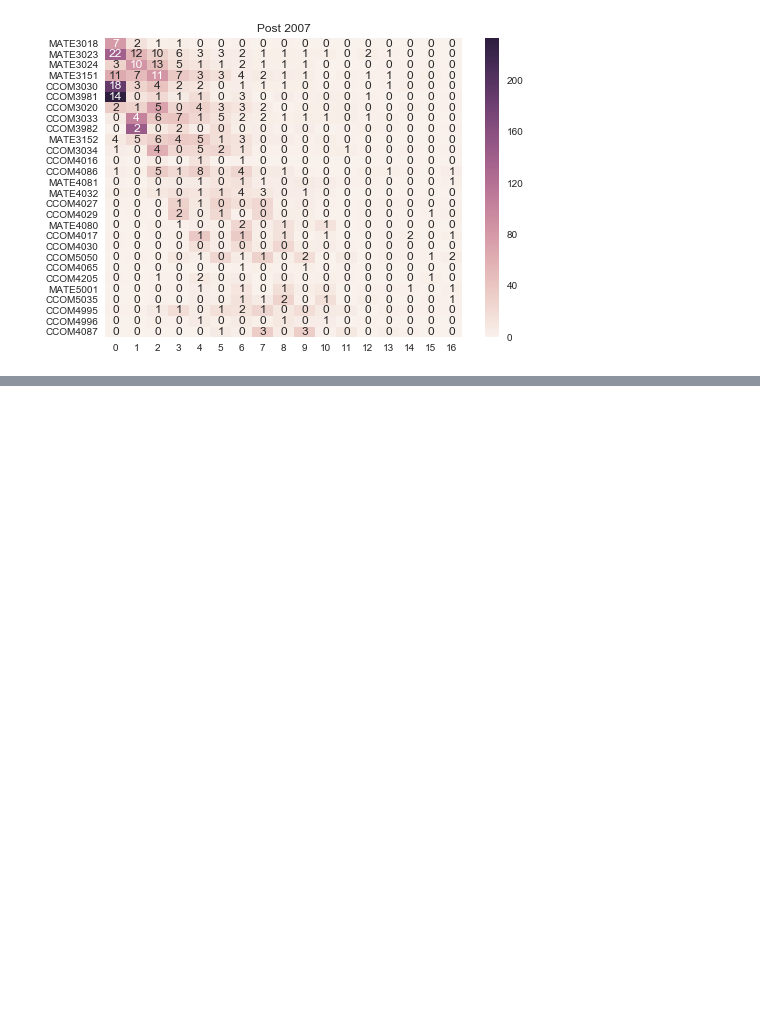
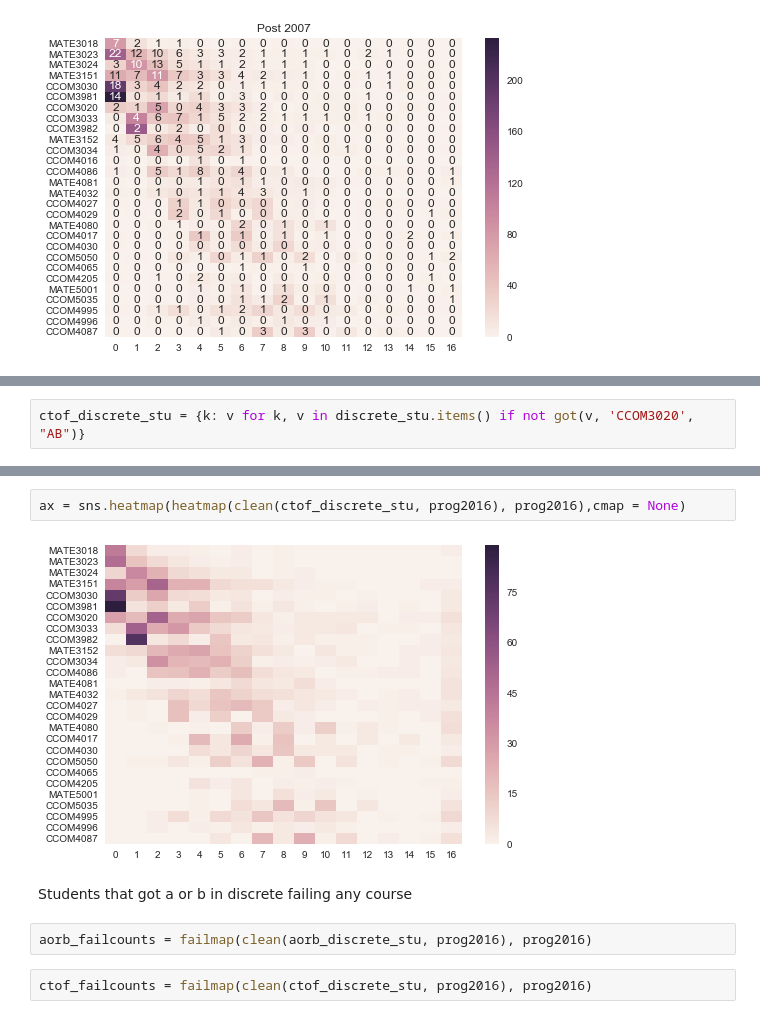
Before and after one commit to humberto-ortiz/stumap, a Jupyter notebook: stumap.ipynb, the cells around one changed output, grey strips where cells are left out. Cells and saved outputs as stored; diff of their text form; blank space fills up the shorter version.

```diff
--- a/stumap.ipynb
+++ b/stumap.ipynb
@@ -371,0 +399,2 @@ plt.show()
+# %%
+ctof_discrete_stu = {k: v for k, v in discrete_stu.items() if not got(v, 'CCOM3020', "AB")}
@@ -371,0 +409,10 @@ plt.show()
+# %%
+ax = sns.heatmap(heatmap(clean(ctof_discrete_stu, prog2016), prog2016),cmap = None)
+# %% [output]
+[figure, added]
+# %% [markdown]
+Students that got a or b in discrete failing any course
+# %%
+aorb_failcounts = failmap(clean(aorb_discrete_stu, prog2016), prog2016)
+# %%
+ctof_failcounts = failmap(clean(ctof_discrete_stu, prog2016), prog2016)
```
Also changed, not shown: parts of 10 cells of this notebook.
